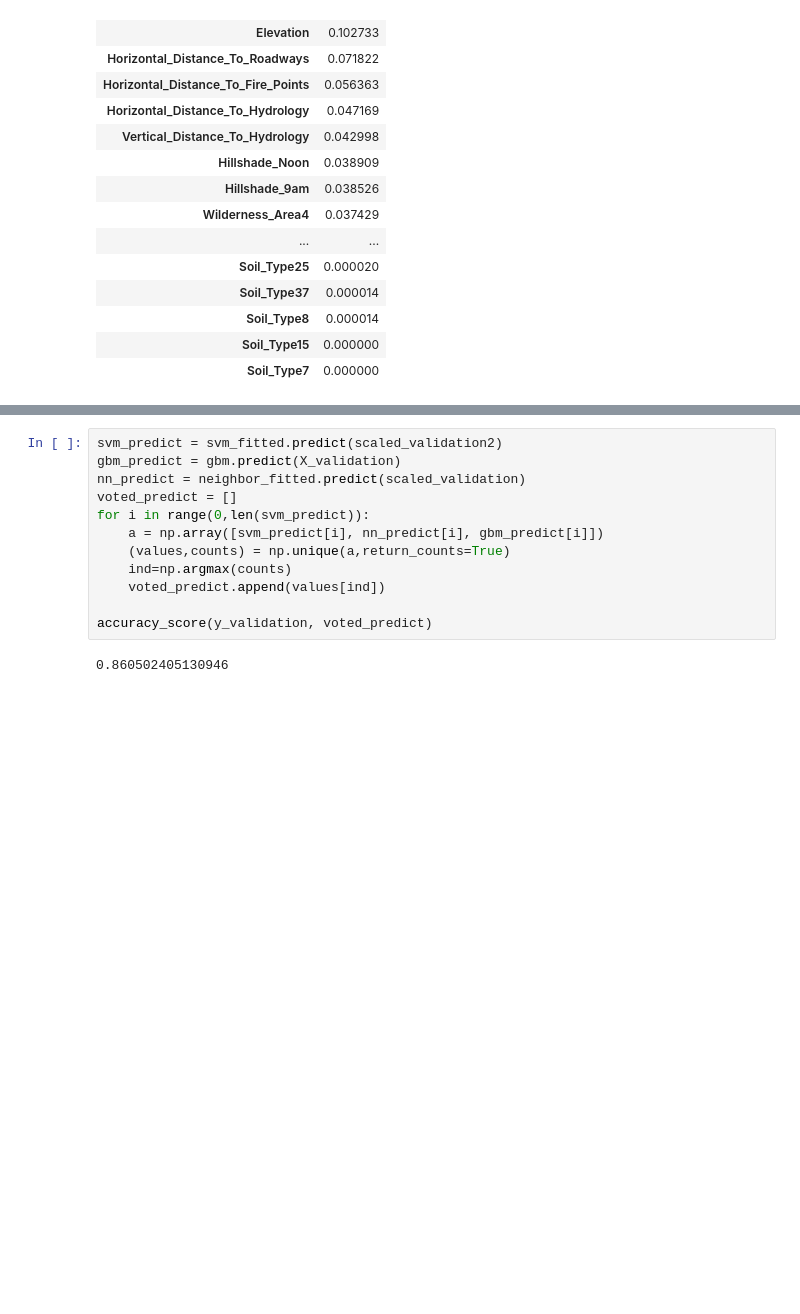
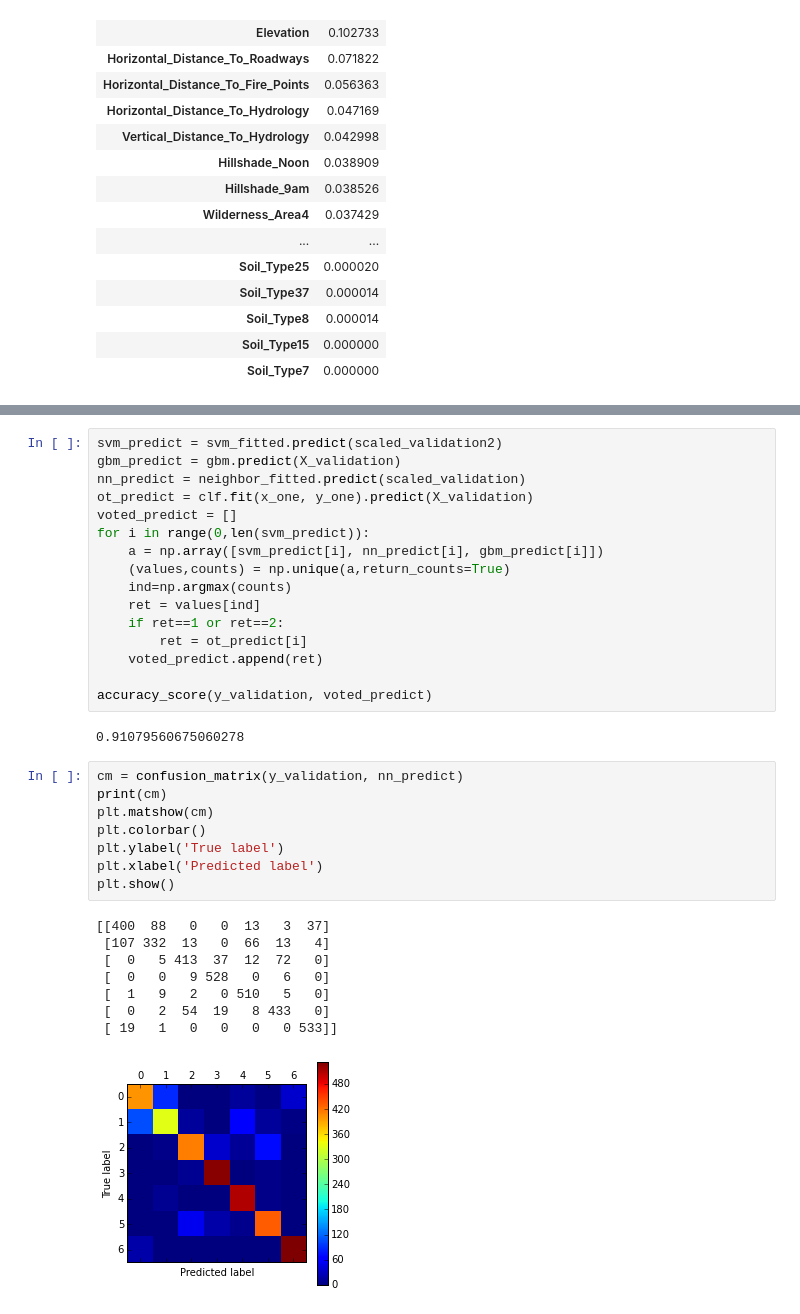
Before and after one commit to pemj/cis572, a Jupyter notebook: code/Forest Cover Analysis.ipynb, the cells around one changed output, grey strips where cells are left out. Saved outputs shown, nothing was run; the diff lists cells and outputs as text; blank space fills up the shorter version.

```diff
--- a/code/Forest Cover Analysis.ipynb
+++ b/code/Forest Cover Analysis.ipynb
@@ -208,13 +240,34 @@ dtype: float64
 svm_predict = svm_fitted.predict(scaled_validation2)
 gbm_predict = gbm.predict(X_validation)
 nn_predict = neighbor_fitted.predict(scaled_validation)
+ot_predict = clf.fit(x_one, y_one).predict(X_validation)
 voted_predict = []
 for i in range(0,len(svm_predict)):
     a = np.array([svm_predict[i], nn_predict[i], gbm_predict[i]])
     (values,counts) = np.unique(a,return_counts=True)
     ind=np.argmax(counts)
-    voted_predict.append(values[ind])
+    ret = values[ind]
+    if ret==1 or ret==2:
+        ret = ot_predict[i]
+    voted_predict.append(ret)
 
 accuracy_score(y_validation, voted_predict)
 # %% [output]
-0.860502405130946
+0.91079560675060278
+# %%
+cm = confusion_matrix(y_validation, nn_predict)
+print(cm)
+plt.matshow(cm)
+plt.colorbar()
+plt.ylabel('True label')
+plt.xlabel('Predicted label')
+plt.show()
+# %% [output]
+[[400  88   0   0  13   3  37]
+ [107 332  13   0  66  13   4]
+ [  0   5 413  37  12  72   0]
+ [  0   0   9 528   0   6   0]
+ [  1   9   2   0 510   5   0]
+ [  0   2  54  19   8 433   0]
+ [ 19   1   0   0   0   0 533]]
+[figure, added]
```
Also changed, not shown: parts of 10 cells of this notebook.
